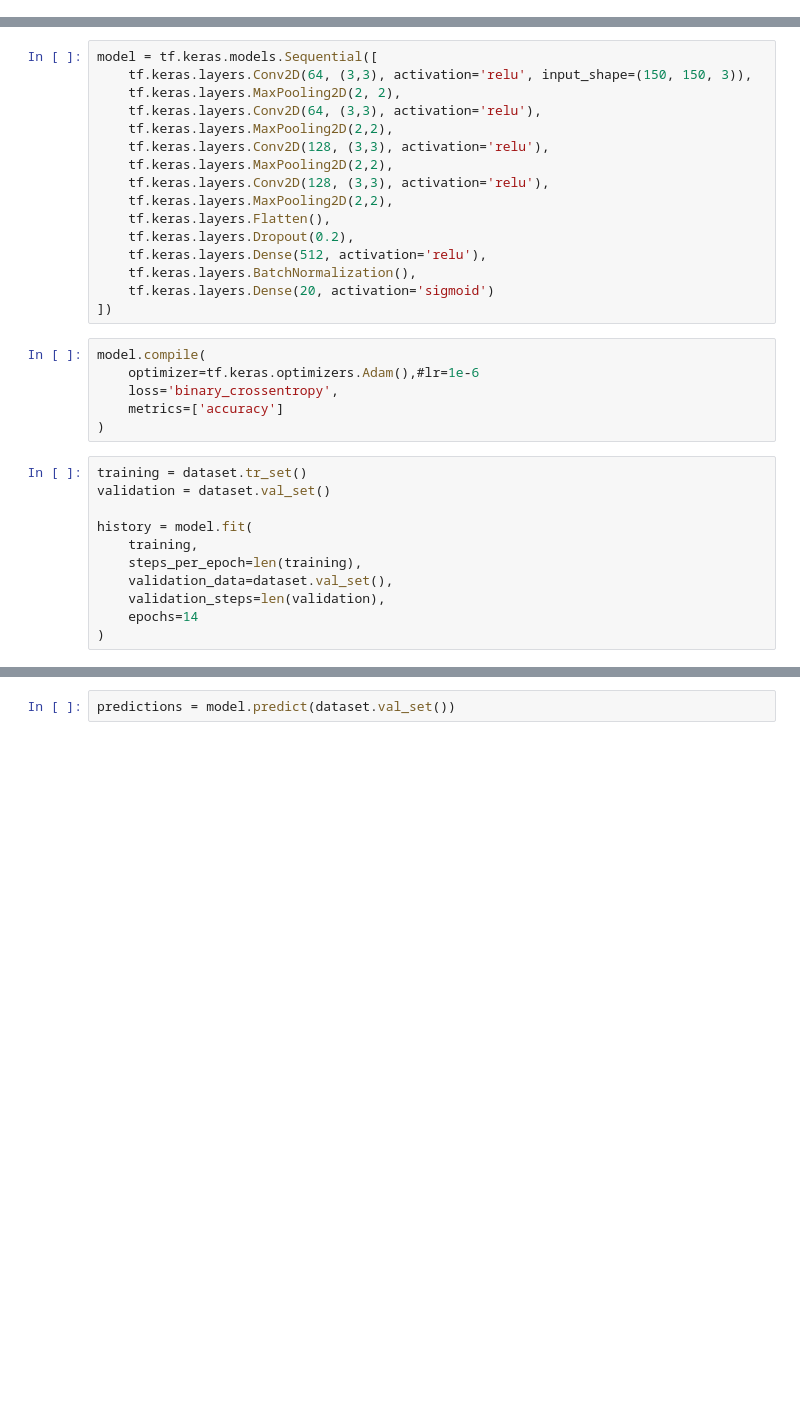
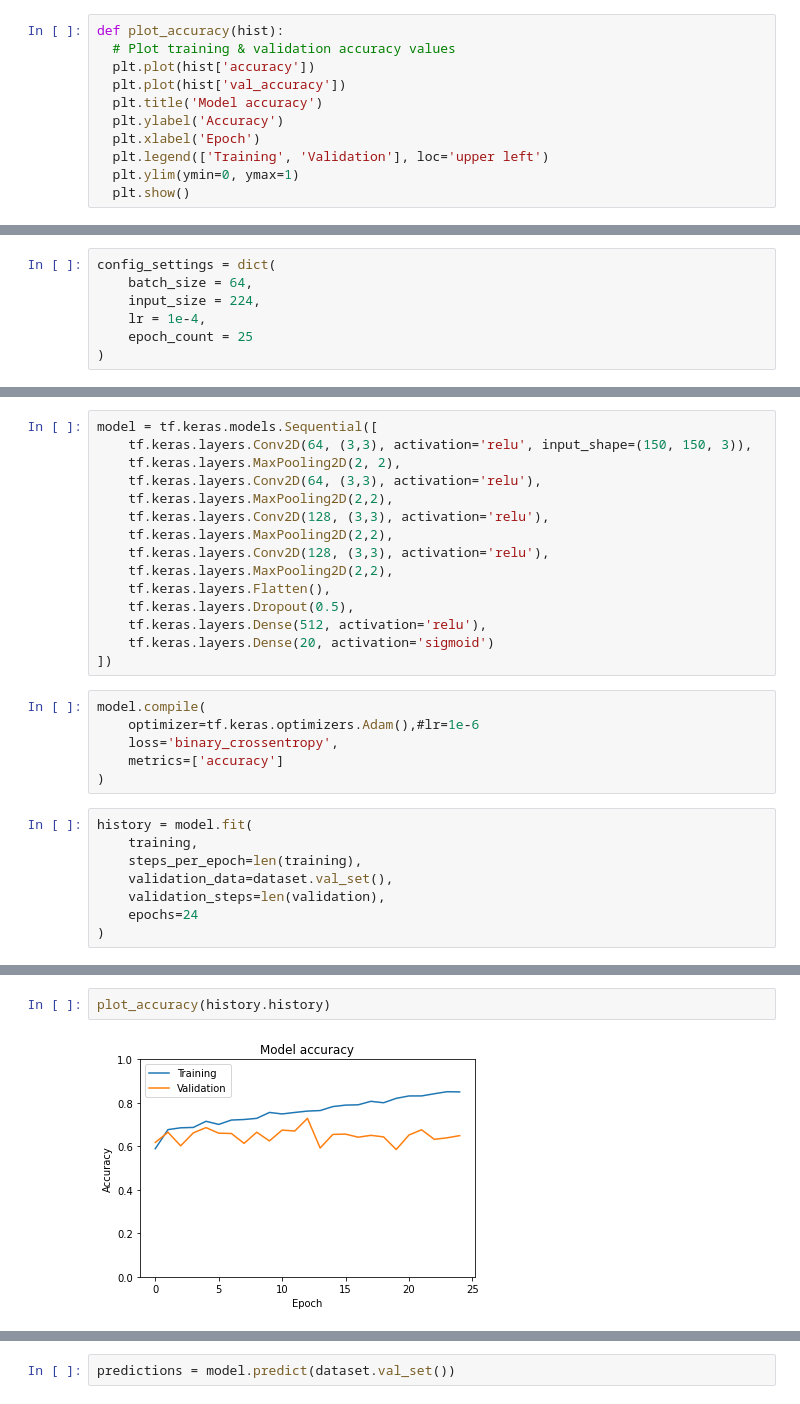
Before and after one commit to angusjf/angusjf, a Jupyter notebook: KUL_CV_FINAL.ipynb, the cells around one changed output, grey strips where cells are left out. Cells and saved outputs as stored; diff of their text form; blank space fills up the shorter version.

```diff
--- a/KUL_CV_FINAL.ipynb
+++ b/KUL_CV_FINAL.ipynb
@@ -364,0 +388,11 @@ Used some tips for multi-label multi-class nns I found here:
+# %%
+def plot_accuracy(hist):
+  # Plot training & validation accuracy values
+  plt.plot(hist['accuracy'])
+  plt.plot(hist['val_accuracy'])
+  plt.title('Model accuracy')
+  plt.ylabel('Accuracy')
+  plt.xlabel('Epoch')
+  plt.legend(['Training', 'Validation'], loc='upper left')
+  plt.ylim(ymin=0, ymax=1)
+  plt.show()
@@ -364,0 +467,7 @@ Used some tips for multi-label multi-class nns I found here:
+# %%
+config_settings = dict(
+    batch_size = 64,
+    input_size = 224,
+    lr = 1e-4,
+    epoch_count = 25
+)
@@ -373,9 +622,8 @@ model = tf.keras.models.Sequential([
     tf.keras.layers.Conv2D(128, (3,3), activation='relu'),
     tf.keras.layers.MaxPooling2D(2,2),
     tf.keras.layers.Flatten(),
-    tf.keras.layers.Dropout(0.2),
+    tf.keras.layers.Dropout(0.5),
     tf.keras.layers.Dense(512, activation='relu'),
-    tf.keras.layers.BatchNormalization(),
     tf.keras.layers.Dense(20, activation='sigmoid')
 ])
 # %%
@@ -385,13 +633,10 @@ model.compile(
     metrics=['accuracy']
 )
 # %%
-training = dataset.tr_set()
-validation = dataset.val_set()
-
 history = model.fit(
     training,
     steps_per_epoch=len(training),
     validation_data=dataset.val_set(),
     validation_steps=len(validation),
-    epochs=14
+    epochs=24
 )
@@ -423,0 +664,4 @@ plt.show()
+# %%
+plot_accuracy(history.history)
+# %% [output]
+[figure, added]
```
Also changed, not shown: parts of 45 cells of this notebook.
